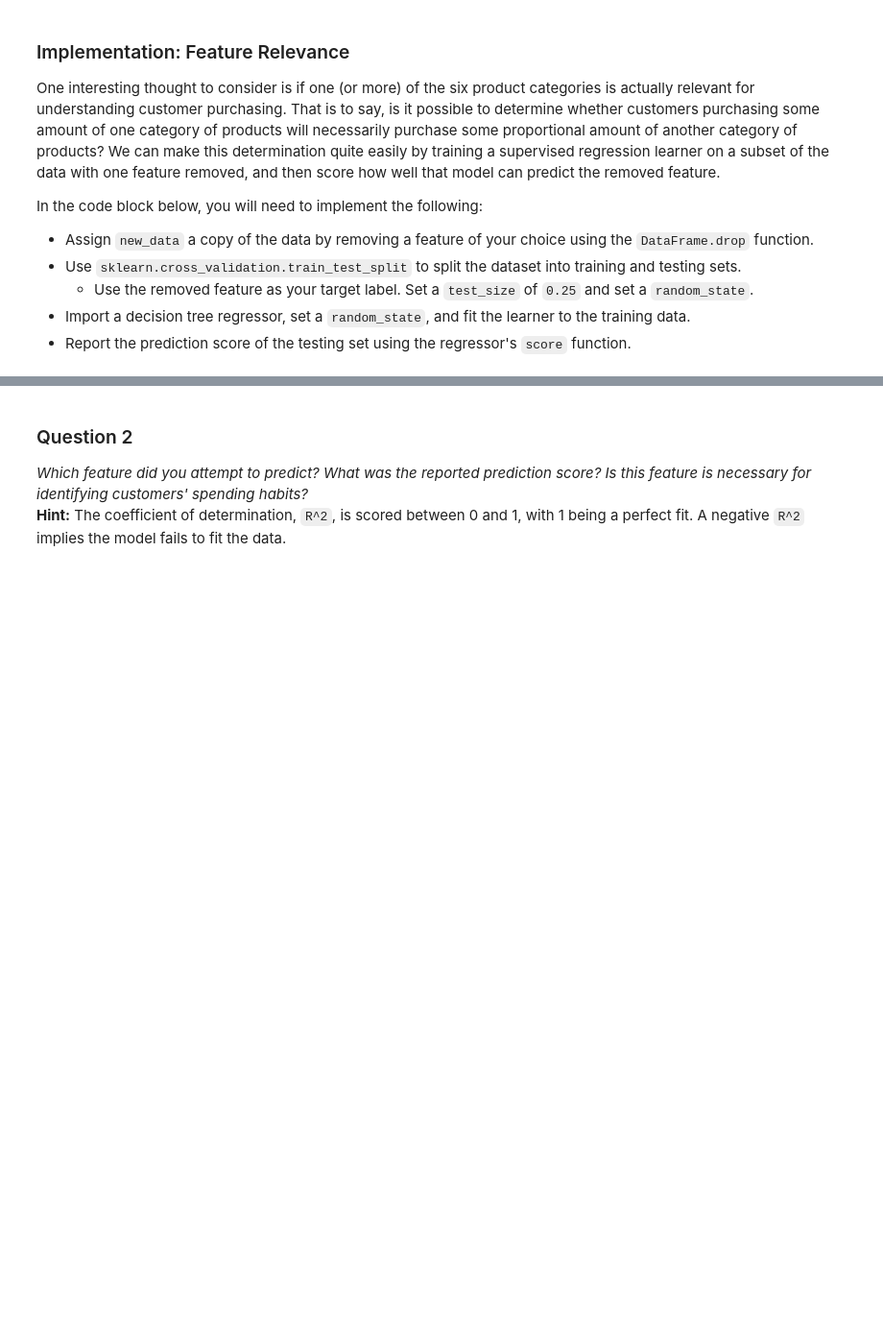
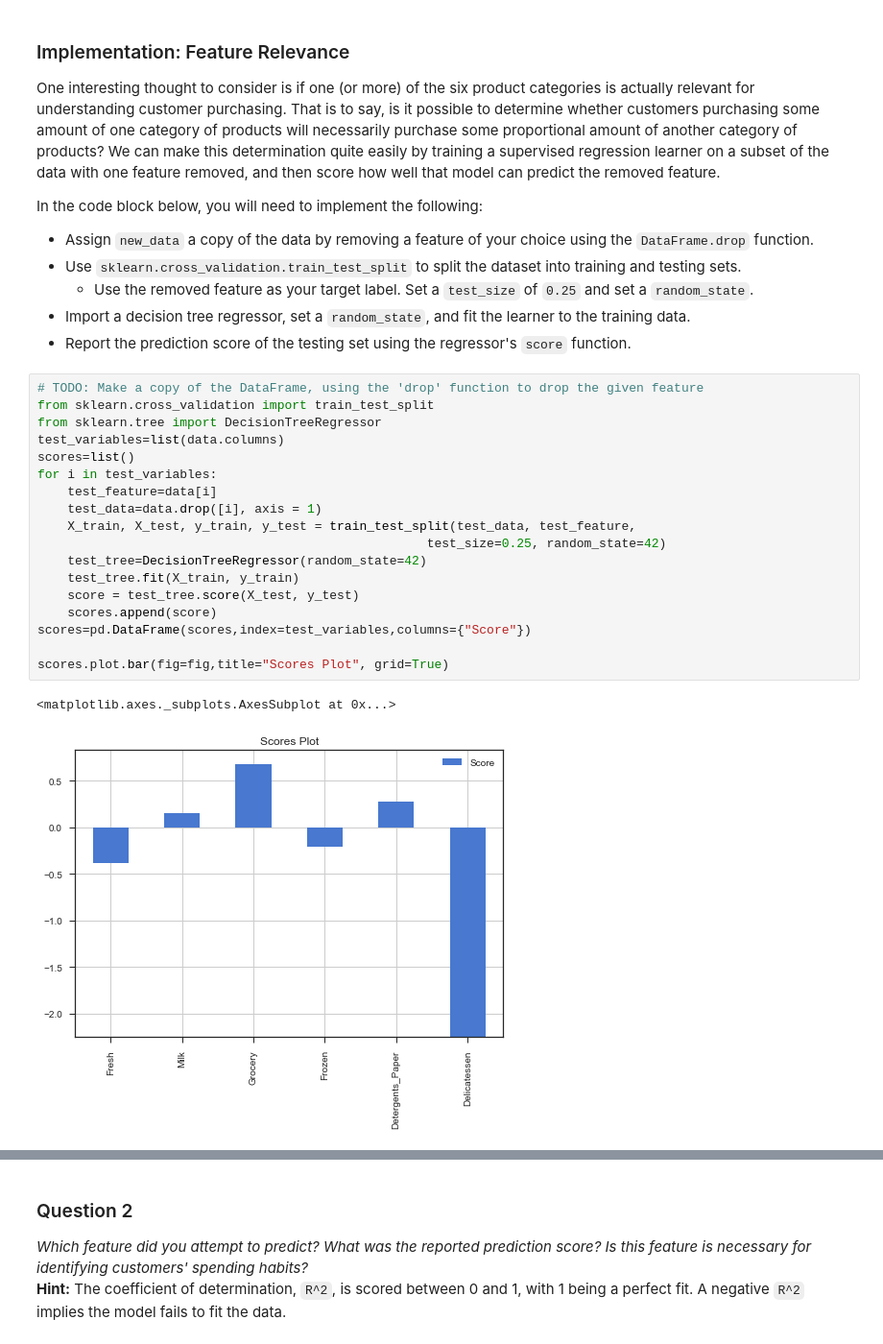
Before and after one commit to phanindravarma38/ConsumerAnalysys_UnsupervisedLearning, a Jupyter notebook: customer_segments.ipynb, the cells around one changed output, grey strips where cells are left out. Shown: that part at 96% size. Saved outputs shown, nothing was run; the diff lists cells and outputs as text; blank space fills up the shorter version.

```diff
--- a/customer_segments.ipynb
+++ b/customer_segments.ipynb
@@ -180,3 +248,24 @@ In the code block below, you will need to implement the following:
    - Use the removed feature as your target label. Set a `test_size` of `0.25` and set a `random_state`.
  - Import a decision tree regressor, set a `random_state`, and fit the learner to the training data.
  - Report the prediction score of the testing set using the regressor's `score` function.
+# %%
+# TODO: Make a copy of the DataFrame, using the 'drop' function to drop the given feature
+from sklearn.cross_validation import train_test_split
+from sklearn.tree import DecisionTreeRegressor
+test_variables=list(data.columns)
+scores=list()
+for i in test_variables:
+    test_feature=data[i]
+    test_data=data.drop([i], axis = 1)
+    X_train, X_test, y_train, y_test = train_test_split(test_data, test_feature,
+                                                    test_size=0.25, random_state=42)
+    test_tree=DecisionTreeRegressor(random_state=42)
+    test_tree.fit(X_train, y_train)
+    score = test_tree.score(X_test, y_test)
+    scores.append(score)
+scores=pd.DataFrame(scores,index=test_variables,columns={"Score"})
+
+scores.plot.bar(fig=fig,title="Scores Plot", grid=True)
+# %% [output]
+<matplotlib.axes._subplots.AxesSubplot at 0x...>
+[figure, added]
```
Also changed, not shown: parts of 23 cells of this notebook.
